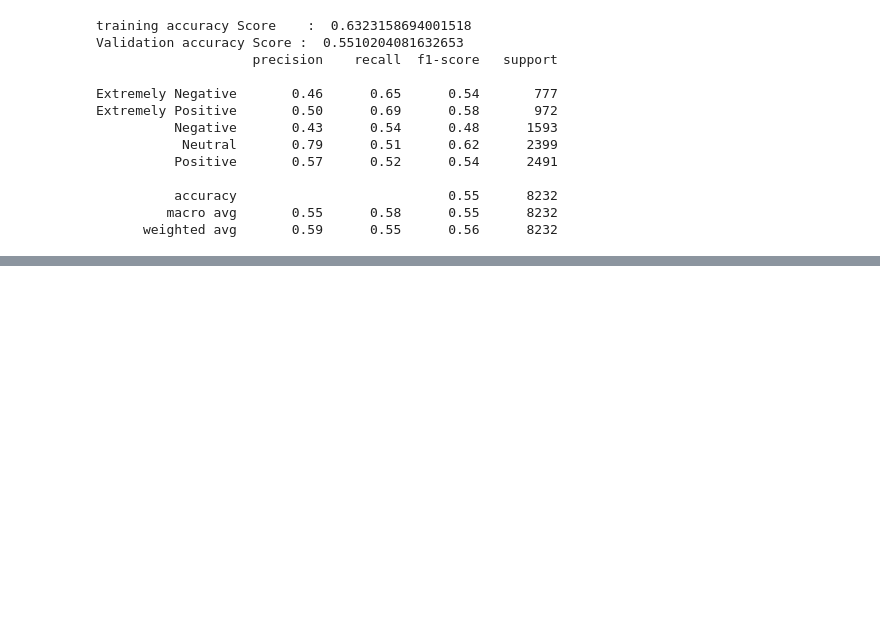
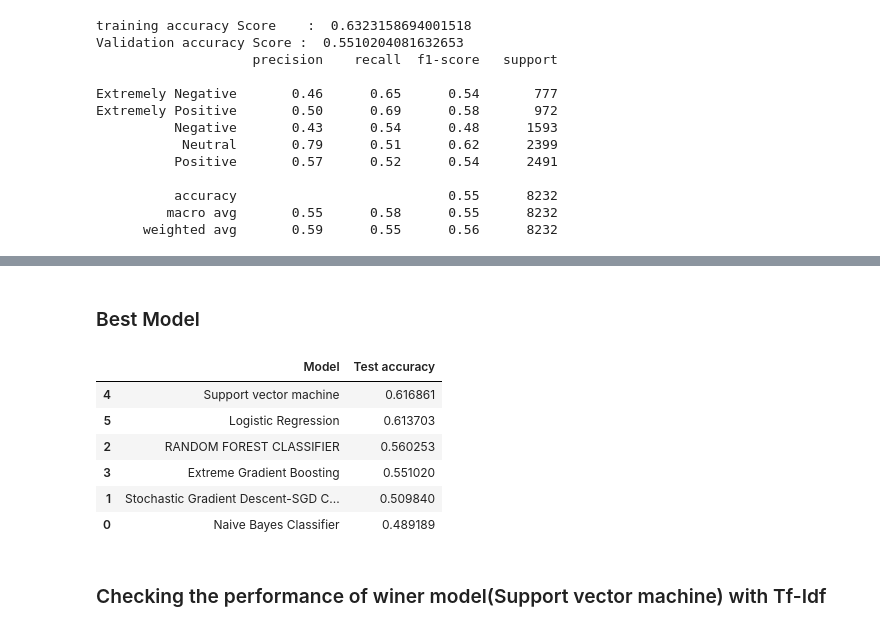
Before and after one commit to kasmintalukdar/Coronavirus-Tweet-Sentiment-Analysis, a Jupyter notebook: Coronavirus_Tweet_Sentiment_Analysis_final_by_kasmin_Capstone_Project.ipynb, the cells around one changed output, grey strips where cells are left out. Saved outputs shown, nothing was run; the diff lists cells and outputs as text; code cells hidden in the pictures; blank space fills up the shorter version.

Commit message:
modeling2

```diff
--- a/Coronavirus_Tweet_Sentiment_Analysis_final_by_kasmin_Capstone_Project.ipynb
+++ b/Coronavirus_Tweet_Sentiment_Analysis_final_by_kasmin_Capstone_Project.ipynb
@@ -1322,0 +1443,8 @@ Extremely Positive       0.50      0.69      0.58       972
+# %%
+Train_prediction_tuned_Logistic=Logistic_best_estimator.predict(X_train_vectorizer)
+Test_prediction_tuned_Logistic = Logistic_best_estimator.predict(X_test_vectorizer)
+Train_accurecy_tuned_Logistic=accuracy_score(y_train,Train_prediction_tuned_Logistic)
+Test_accuracy_tuned_Logistic = accuracy_score(y_test,Test_prediction_tuned_Logistic)
+print("training accuracy Score    : ",Train_accurecy_tuned_Logistic)
+print("Validation accuracy Score : ",Test_accuracy_tuned_Logistic )
+print(classification_report(Test_prediction_tuned_Logistic,y_test))
@@ -1322,0 +1465,26 @@ Extremely Positive       0.50      0.69      0.58       972
+# %% [markdown]
+### Best Model
+# %%
+model_list = ['Naive Bayes Classifier', 'Stochastic Gradient Descent-SGD Classifier',
+              'RANDOM FOREST CLASSIFIER', 'Extreme Gradient Boosting','Support vector machine',
+           'Logistic Regression']
+# %%
+accuracy_list = [Test_accuracy_tuned, Test_accuracy_tuned_sgd ,
+              rf_Test_accuracy, Test_accuracy_tuned_xgb,Test_accuracy_tuned_svc,
+             Test_accuracy_tuned_Logistic]
+# %%
+models = pd.DataFrame({
+    'Model': model_list,
+    'Test accuracy': accuracy_list})
+# %%
+models.sort_values(by='Test accuracy', ascending=False)
+# %% [output]
+|  | Model | Test accuracy |
+| 4 | Support vector machine | 0.616861 |
+| 5 | Logistic Regression | 0.613703 |
+| 2 | RANDOM FOREST CLASSIFIER | 0.560253 |
+| 3 | Extreme Gradient Boosting | 0.551020 |
+| 1 | Stochastic Gradient Descent-SGD C... | 0.509840 |
+| 0 | Naive Bayes Classifier | 0.489189 |
+# %% [markdown]
+### Checking the performance of winer model(Support vector machine) with Tf-Idf
```
Also changed, not shown: parts of 20 cells of this notebook.
